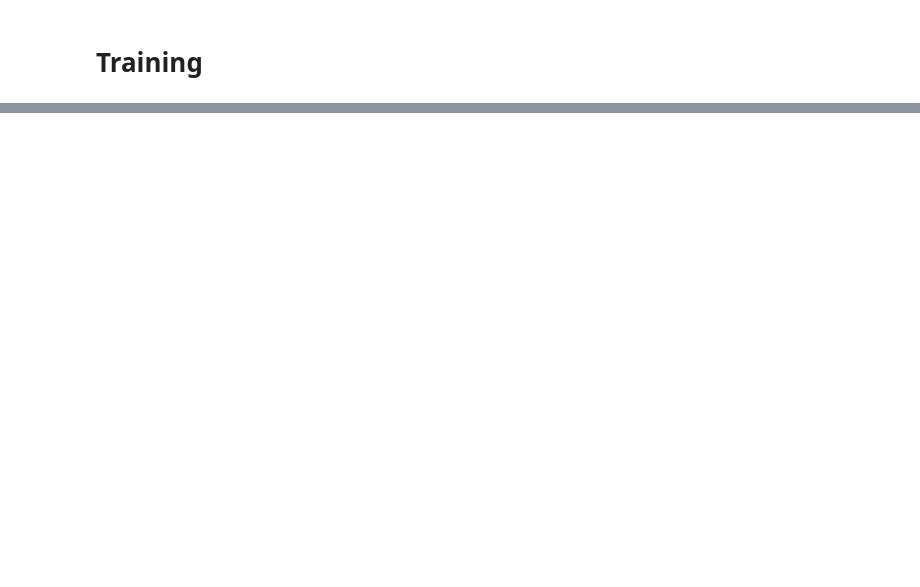
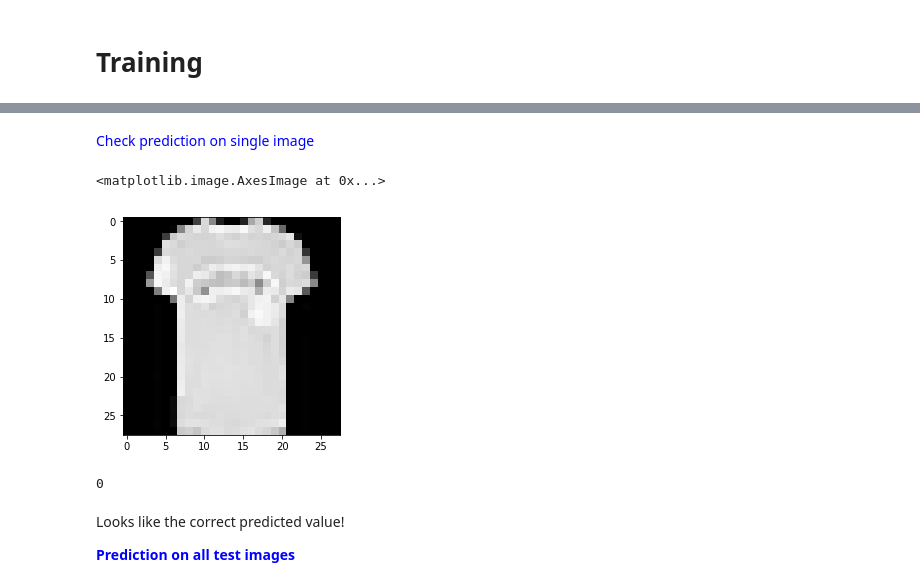
Before and after one commit to kHarshit/midas-internship-task, a Jupyter notebook: CV_problem/cv_problem.ipynb, the cells around one changed output, grey strips where cells are left out. Drawn from its saved outputs; the diff is of its cells as text; code cells hidden in the pictures; blank space fills up the shorter version.

```diff
--- a/CV_problem/cv_problem.ipynb
+++ b/CV_problem/cv_problem.ipynb
@@ -180,0 +314,3 @@ Ready to move on...
+# %%
+# convert into pytorch tensor
+test = torch.stack([torch.from_numpy(np.array(i)) for i in test])
@@ -180,0 +323,17 @@ Ready to move on...
+# %% [markdown]
+<div style="color:blue">Check prediction on single image</div>
+# %%
+plt.imshow(test[0].reshape(1, 28, 28).squeeze(), cmap='Greys_r')
+# %% [output]
+<matplotlib.image.AxesImage at 0x...>
+[figure, added]
+# %%
+# convert output probabilities to predicted class
+_, preds = torch.max(model(test[0].unsqueeze_(0)), 1)
+preds.item()
+# %% [output]
+0
+# %% [markdown]
+Looks like the correct predicted value!
+
+**<div style="color:blue">Prediction on all test images</div>**
```
Also changed, not shown: parts of 46 cells of this notebook.
